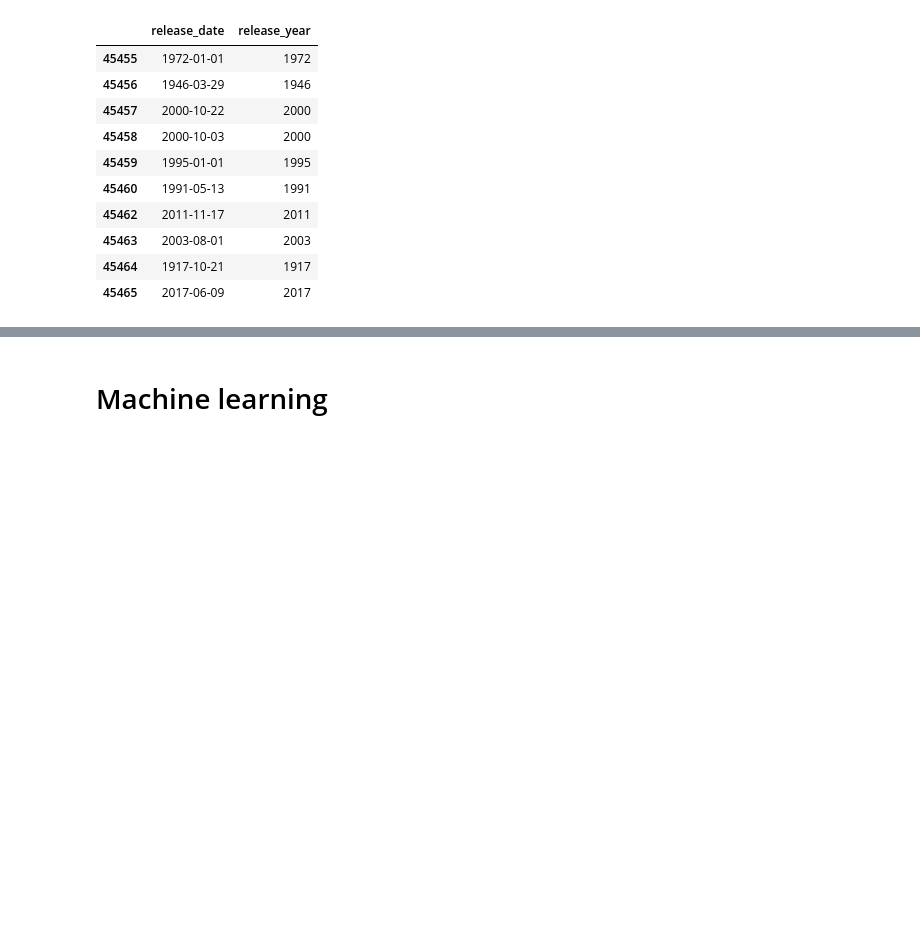
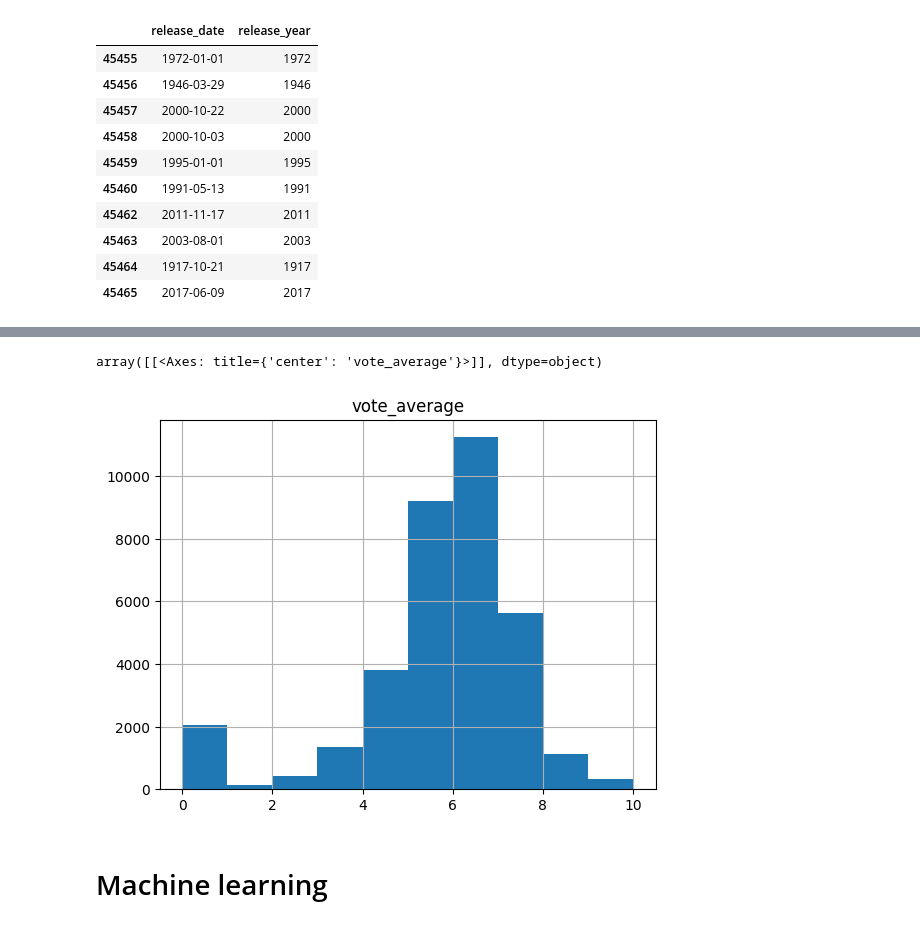
Before and after one commit to agusvaldes/fast-api, a Jupyter notebook: eda_y_ml.ipynb, the cells around one changed output, grey strips where cells are left out. Cells and saved outputs as stored; diff of their text form; code cells hidden in the pictures; blank space fills up the shorter version.

```diff
--- a/eda_y_ml.ipynb
+++ b/eda_y_ml.ipynb
@@ -162,3 +185,10 @@ plt.show()
+# %%
+# Analizamos la distribución de las puntuaciones de la pelicula
+
+df.hist('vote_average')
+# %% [output]
+array([[<Axes: title={'center': 'vote_average'}>]], dtype=object)
+[figure, added]
 # %% [markdown]
 # Machine learning
 # %% [markdown]
```
Also changed, not shown: parts of 29 cells of this notebook, 2 other files.
